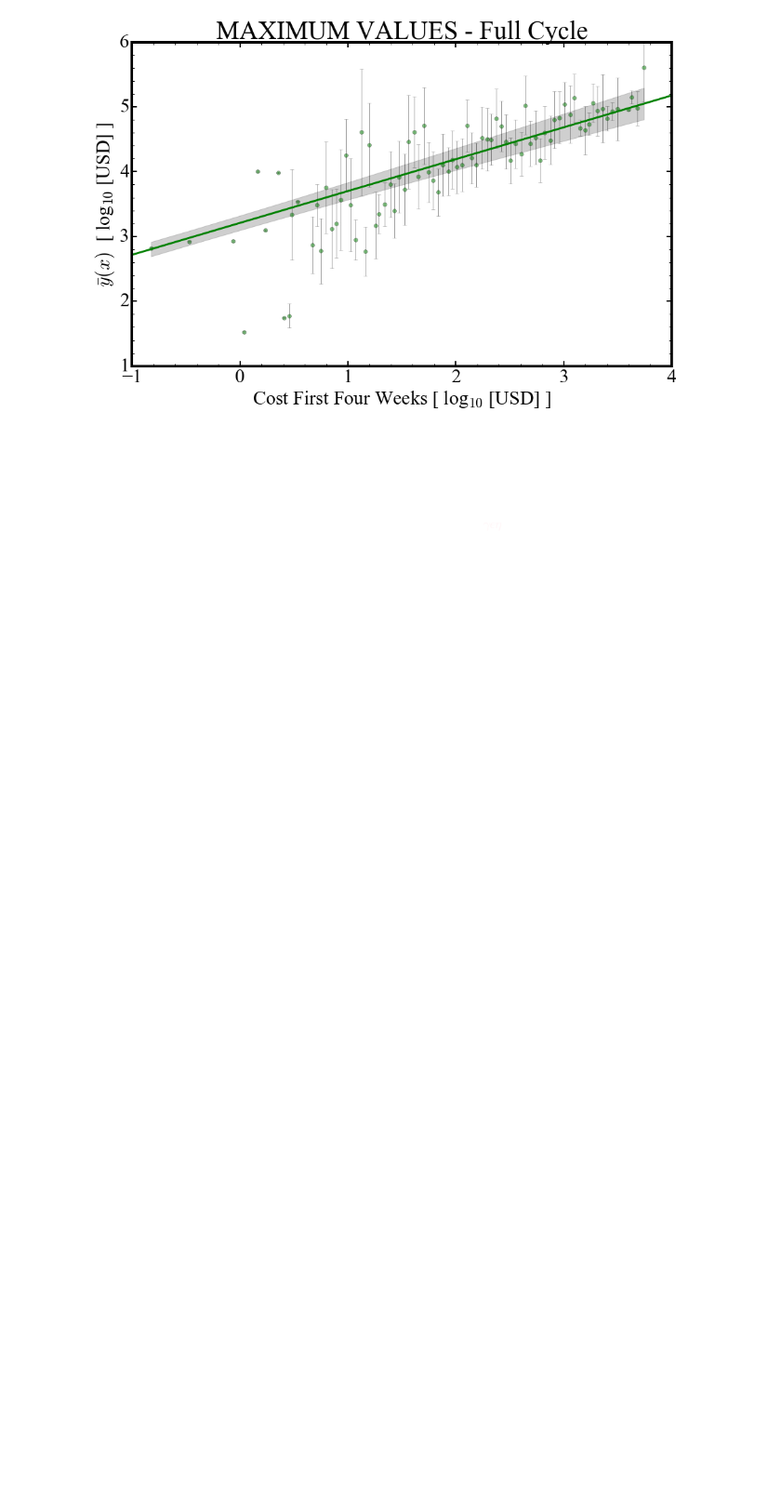
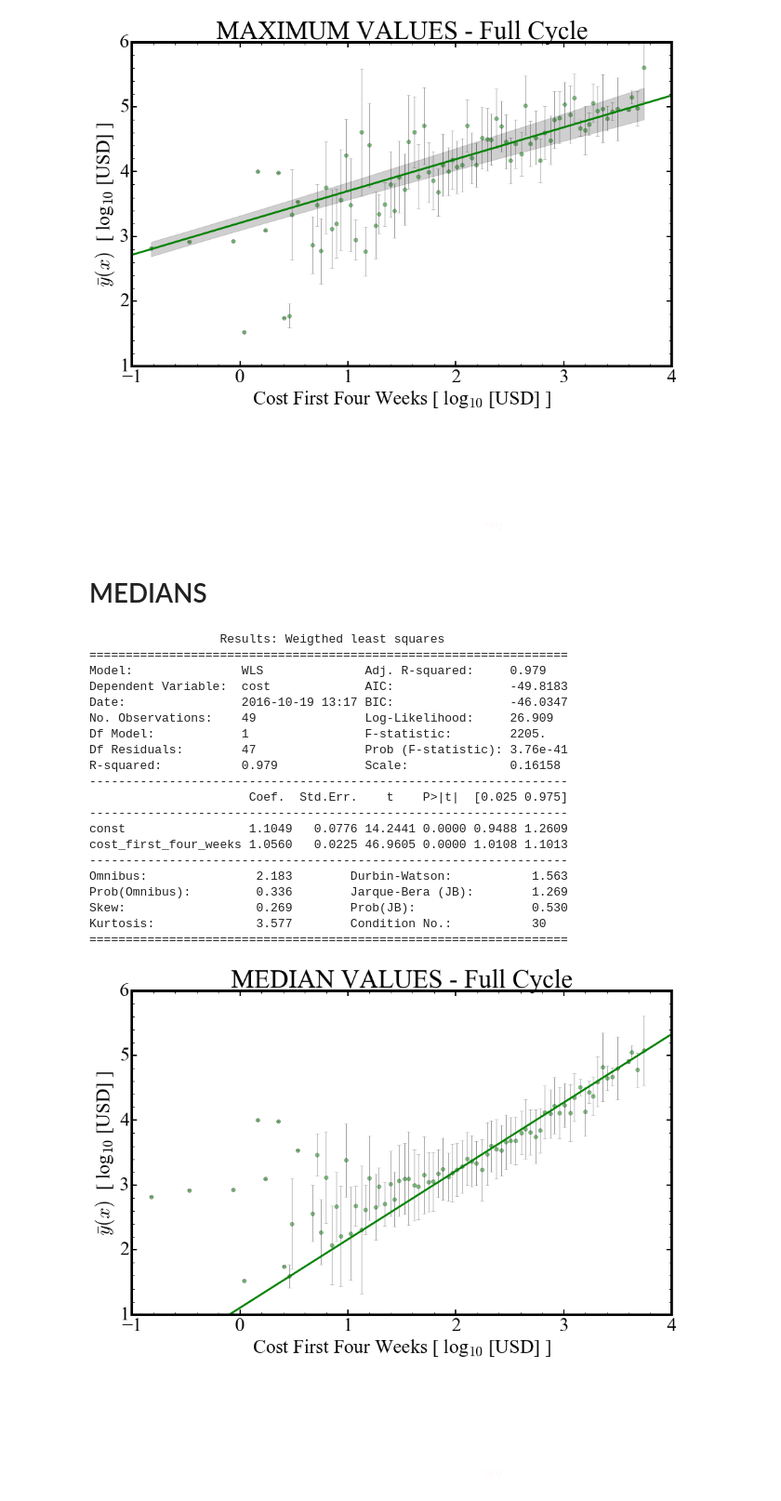
Before and after one commit to gmsardane/employer-ltv, a Jupyter notebook: ltv-calculation.ipynb, the cells around one changed output. Shown: that part at 93% size. Drawn from its saved outputs; the diff is of its cells as text; code cells hidden in the pictures; blank space fills up the shorter version.

Commit message:
Updated plots

```diff
--- a/ltv-calculation.ipynb
+++ b/ltv-calculation.ipynb
@@ -761,6 +761,8 @@ Skew:                  0.275        Prob(JB):                0.500
 Kurtosis:              2.387        Condition No.:           30
 ==================================================================
 [figure]
+# %% [markdown]
+# MEDIANS
 # %%
 #sns.set_style("ticks", {"xtick.major.size": 8, "ytick.major.size": 8})
 #sns.set_style({"xtick.direction": "in","ytick.direction": "in"})
@@ -781,31 +783,53 @@ plt.tick_params(which='minor',axis='both', color='k',length=4,width=1)
 plt.xlim(-1.0, 4)
 plt.ylim(+1.0, 6)
 
 #Fit a line through these points.
 import statsmodels.api as sm
 from statsmodels.sandbox.regression.predstd import wls_prediction_std
 from scipy import stats
 
 fit_region = good_xmeans >= 1.5
 model = sm.WLS(good_medians[fit_region], sm.add_constant(good_xmeans[fit_region]),
                weights=1./good_wgts[fit_region]**2)
 fitted = model.fit()
 #sdev, lower, upper = wls_prediction_std(fitted)
 W = np.arange(-3, 5.5, 0.1)
 plt.plot(W, fitted.params[0] + W*fitted.params[1], 'g-', linewidth=3)
 print fitted.summary2()
 
 #Plotting the 95% confidence interval for the line above.
 y_hat = good_xmeans*fitted.params[1] + fitted.params[0]
 y_err = good_medians - y_hat
 mean_centers = good_xmeans.T[1].mean()
 n = len(good_xmeans)
 dof = n - 2
 t = stats.t.ppf(1-0.025, df=dof) #95% CONFIDENCE INTERVAL FOR THE REGRRESSION LINE.
 s_err = np.sum(np.power(y_err, 2))
 conf = t * np.sqrt((s_err/(n-2))*(1.0/n + (np.power((good_xmeans-mean_centers),2)/((np.sum(np.power(good_xmeans,2))) - n*(np.power(mean_centers,2))))))
 upper = good_xmeans*fitted.params[1] + fitted.params[0] + abs(conf)
 lower = good_xmeans*fitted.params[1] + fitted.params[0] - abs(conf)
 plt.fill_between(good_xmeans, lower, upper, color='#888888', alpha=0.4)
-plt.title('MAXIMUM VALUES - Full Cycle', fontsize = 40)
+plt.title('MEDIAN VALUES - Full Cycle', fontsize = 40)
 plt.annotate(r'$\gamma\epsilon\eta$', xy=(2, 1), xytext=(2.25, -1.5), fontsize = 20, alpha=0.15, color='pink');
+# %% [output]
+                  Results: Weigthed least squares
+==================================================================
+Model:               WLS              Adj. R-squared:     0.979
+Dependent Variable:  cost             AIC:                -49.8183
+Date:                2016-10-19 13:17 BIC:                -46.0347
+No. Observations:    49               Log-Likelihood:     26.909
+Df Model:            1                F-statistic:        2205.
+Df Residuals:        47               Prob (F-statistic): 3.76e-41
+R-squared:           0.979            Scale:              0.16158
+------------------------------------------------------------------
+                      Coef.  Std.Err.    t    P>|t|  [0.025 0.975]
+------------------------------------------------------------------
+const                 1.1049   0.0776 14.2441 0.0000 0.9488 1.2609
+cost_first_four_weeks 1.0560   0.0225 46.9605 0.0000 1.0108 1.1013
+------------------------------------------------------------------
+Omnibus:               2.183        Durbin-Watson:           1.563
+Prob(Omnibus):         0.336        Jarque-Bera (JB):        1.269
+Skew:                  0.269        Prob(JB):                0.530
+Kurtosis:              3.577        Condition No.:           30
+==================================================================
+[figure, added]
```
